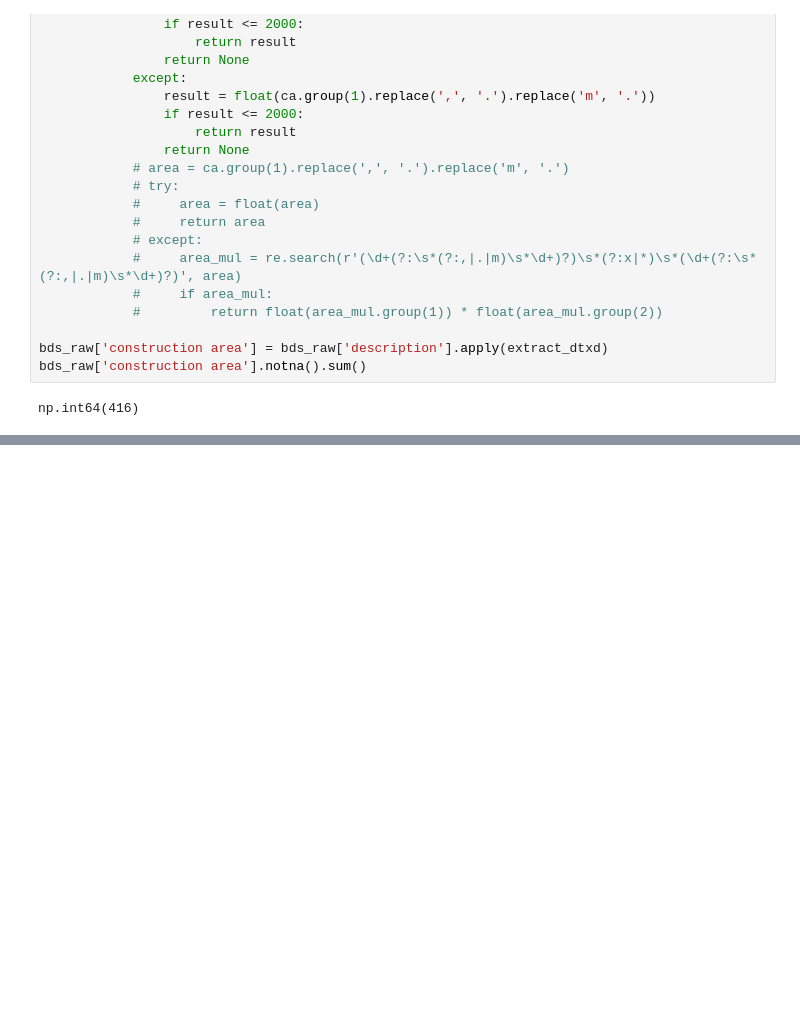
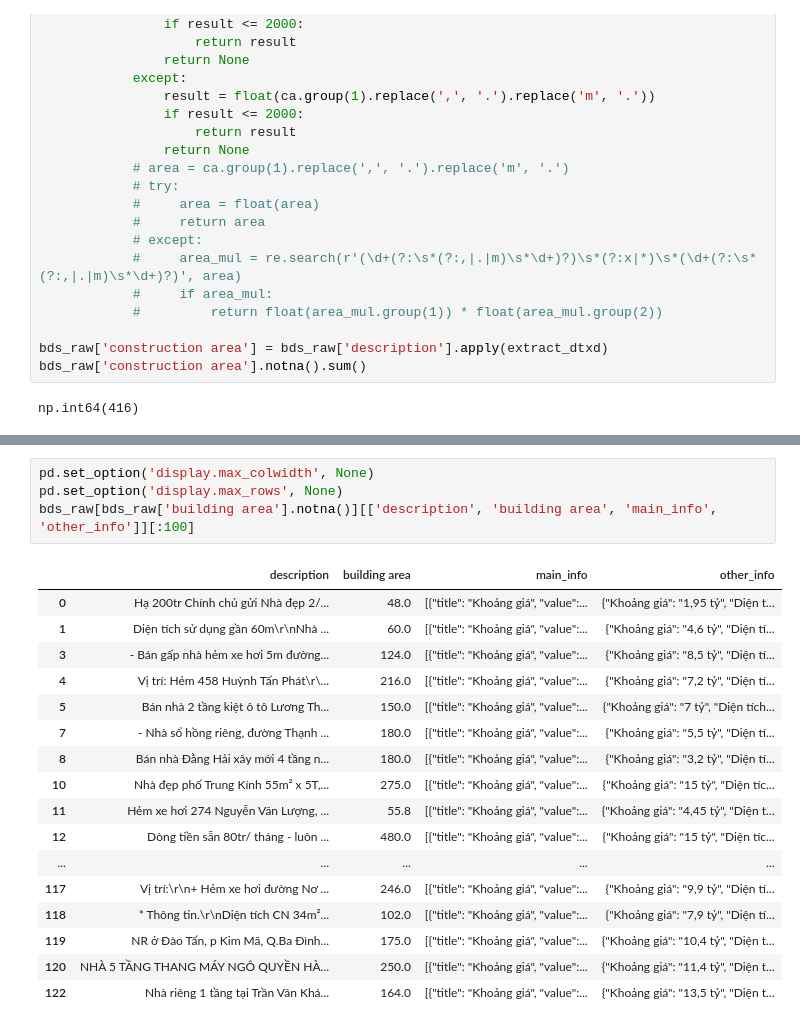
Before and after one commit to PhamMaiLinh-2403/estates-app, a Jupyter notebook: test_cua_pml.ipynb, the cells around one changed output, grey strips where cells are left out. Saved outputs shown, nothing was run; the diff lists cells and outputs as text; blank space fills up the shorter version.

```diff
--- a/test_cua_pml.ipynb
+++ b/test_cua_pml.ipynb
@@ -481,0 +480,22 @@ print(f'{bds_raw["building area"].notna().sum()} / {bds_raw.shape[0]}')
+# %%
+pd.set_option('display.max_colwidth', None)
+pd.set_option('display.max_rows', None)
+bds_raw[bds_raw['building area'].notna()][['description', 'building area', 'main_info', 'other_info']][:100]
+# %% [output]
+|  | description | building area | main_info | other_info |
+| 0 | Hạ 200tr Chính chủ gửi Nhà đẹp 2/... | 48.0 | [{"title": "Khoảng giá", "value":... | {"Khoảng giá": "1,95 tỷ", "Diện t... |
+| 1 | Diện tích sử dụng gần 60m\r\nNhà ... | 60.0 | [{"title": "Khoảng giá", "value":... | {"Khoảng giá": "4,6 tỷ", "Diện tí... |
+| 3 | - Bán gấp nhà hẻm xe hơi 5m đường... | 124.0 | [{"title": "Khoảng giá", "value":... | {"Khoảng giá": "8,5 tỷ", "Diện tí... |
+| 4 | Vị trí: Hẻm 458 Huỳnh Tấn Phát\r\... | 216.0 | [{"title": "Khoảng giá", "value":... | {"Khoảng giá": "7,2 tỷ", "Diện tí... |
+| 5 | Bán nhà 2 tầng kiệt ô tô Lương Th... | 150.0 | [{"title": "Khoảng giá", "value":... | {"Khoảng giá": "7 tỷ", "Diện tích... |
+| 7 | - Nhà sổ hồng riêng, đường Thạnh ... | 180.0 | [{"title": "Khoảng giá", "value":... | {"Khoảng giá": "5,5 tỷ", "Diện tí... |
+| 8 | Bán nhà Đằng Hải xây mới 4 tầng n... | 180.0 | [{"title": "Khoảng giá", "value":... | {"Khoảng giá": "3,2 tỷ", "Diện tí... |
+| 10 | Nhà đẹp phố Trung Kính 55m² x 5T,... | 275.0 | [{"title": "Khoảng giá", "value":... | {"Khoảng giá": "15 tỷ", "Diện tíc... |
+| 11 | Hẻm xe hơi 274 Nguyễn Văn Lượng, ... | 55.8 | [{"title": "Khoảng giá", "value":... | {"Khoảng giá": "4,45 tỷ", "Diện t... |
+| 12 | Dòng tiền sẵn 80tr/ tháng - luôn ... | 480.0 | [{"title": "Khoảng giá", "value":... | {"Khoảng giá": "15 tỷ", "Diện tíc... |
+| ... | ... | ... | ... | ... |
+| 117 | Vị trí:\r\n+ Hẻm xe hơi đường Nơ ... | 246.0 | [{"title": "Khoảng giá", "value":... | {"Khoảng giá": "9,9 tỷ", "Diện tí... |
+| 118 | * Thông tin.\r\nDiện tích CN 34m²... | 102.0 | [{"title": "Khoảng giá", "value":... | {"Khoảng giá": "7,9 tỷ", "Diện tí... |
+| 119 | NR ở Đào Tấn, p Kim Mã, Q.Ba Đình... | 175.0 | [{"title": "Khoảng giá", "value":... | {"Khoảng giá": "10,4 tỷ", "Diện t... |
+| 120 | NHÀ 5 TẦNG THANG MÁY NGÔ QUYỀN HÀ... | 250.0 | [{"title": "Khoảng giá", "value":... | {"Khoảng giá": "11,4 tỷ", "Diện t... |
+| 122 | Nhà riêng 1 tầng tại Trần Văn Khá... | 164.0 | [{"title": "Khoảng giá", "value":... | {"Khoảng giá": "13,5 tỷ", "Diện t... |
```
Also changed, not shown: parts of 2 cells of this notebook, 1 other file.
